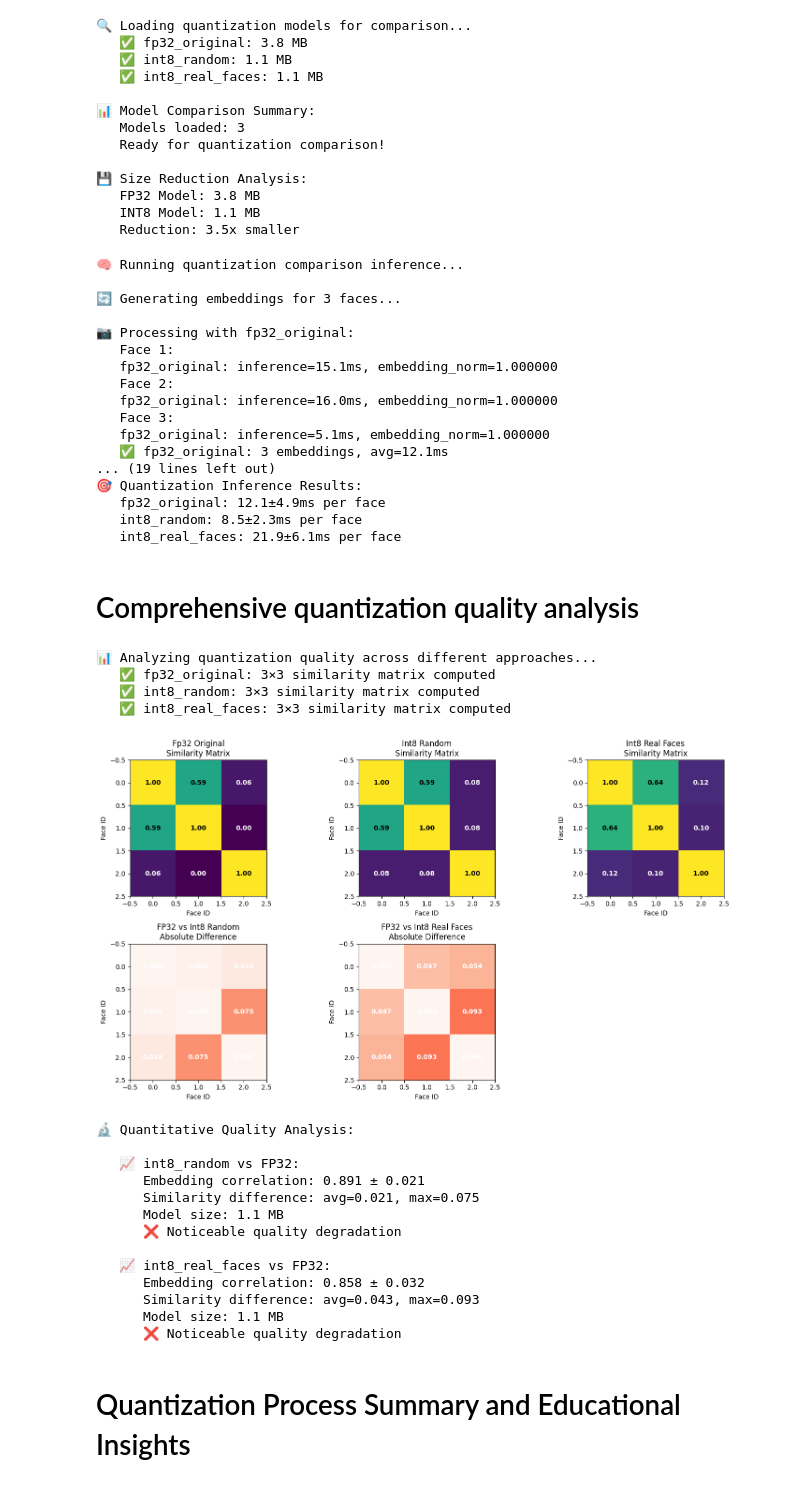
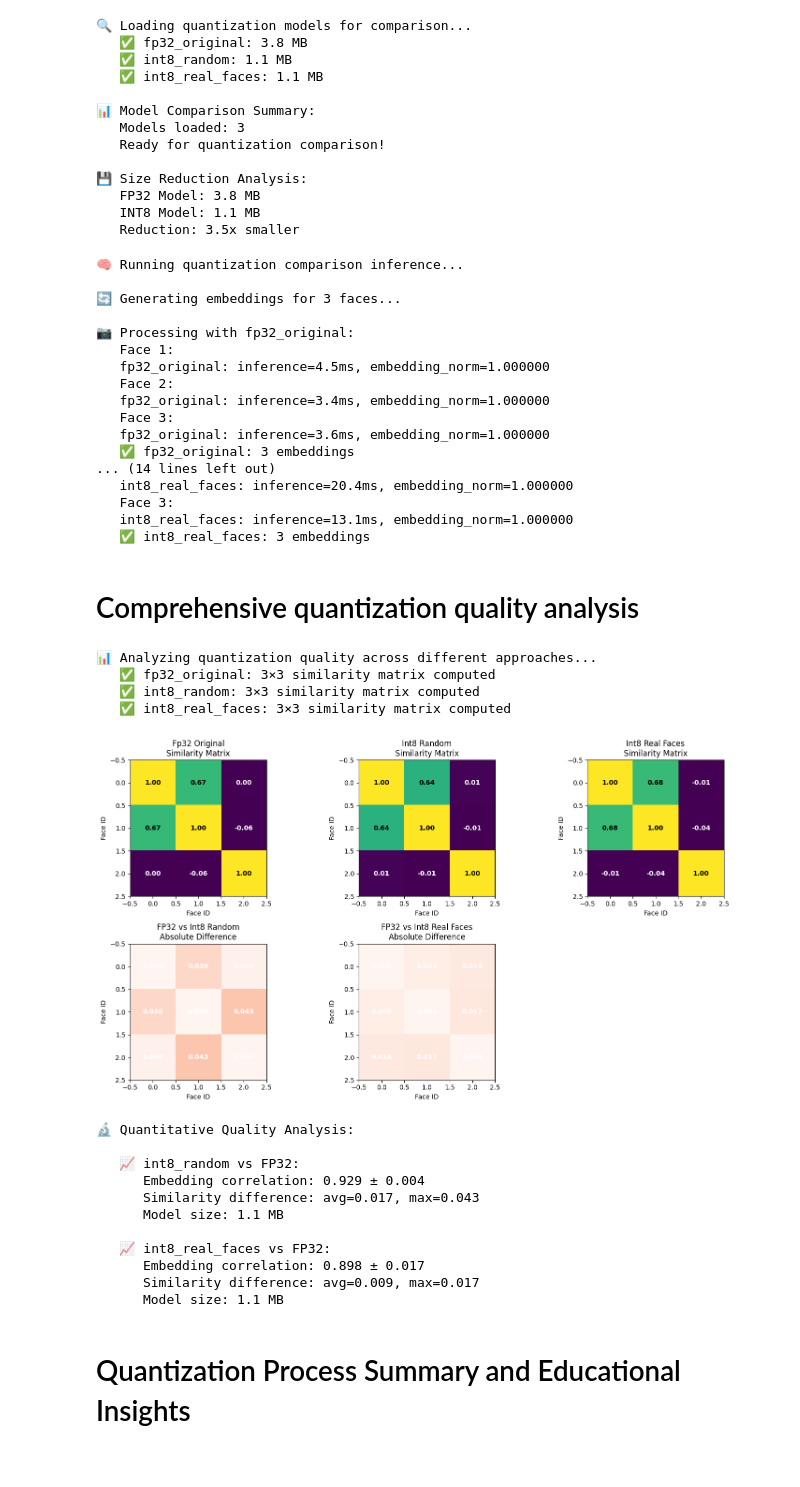
Before and after one commit to PeleAB/STM32N6-FaceRecognition, a Jupyter notebook: Exercise 1/EdgeAI_Workshop_Pipeline.ipynb, the cells around one changed output. Cells and saved outputs as stored; diff of their text form; code cells hidden in the pictures.

```diff
--- a/Exercise 1/EdgeAI_Workshop_Pipeline.ipynb
+++ b/Exercise 1/EdgeAI_Workshop_Pipeline.ipynb
@@ -49,7 +49,7 @@ sample_photos = [
 
 # Model paths
 centerface_model_path = 'models/centerface.tflite'
-mobilefacenet_model_path = 'models/mobilefacenet.onnx'
+mobilefacenet_model_path = 'models/mobilefacenet_fp32.onnx'
 
 print("📁 Paths configured:")
 print(f"   CenterFace: {centerface_model_path}")
@@ -1308,8 +1377,8 @@ print("🔍 Loading quantization models for comparison...")
 # Model paths from QuantFace directory
 quantization_models = {
     "fp32_original": "models/mobilefacenet_fp32.onnx",
-    "int8_random": "models/mobilefacenet_int8_static.onnx",
-    "int8_real_faces": "models/mobilefacenet_real_faces_onnx.onnx"
+    "int8_random": "models/mobilefacenet_int8_random.onnx",
+    "int8_real_faces": "models/mobilefacenet_int8_faces.onnx"
 }
 
 # Load models and check availability
@@ -1422,13 +1491,8 @@ if len(loaded_models) >= 2:
             all_embeddings[model_name] = embeddings
             inference_times[model_name] = times
             avg_time = np.mean(times) * 1000
-            print(f"   ✅ {model_name}: {len(embeddings)} embeddings, avg={avg_time:.1f}ms")
+            print(f"   ✅ {model_name}: {len(embeddings)} embeddings")
 
-    print(f"\n🎯 Quantization Inference Results:")
-    for model_name, times in inference_times.items():
-        avg_time = np.mean(times) * 1000
-        std_time = np.std(times) * 1000
-        print(f"   {model_name}: {avg_time:.1f}±{std_time:.1f}ms per face")
 
 else:
     print("⚠️ Insufficient models loaded for comparison")
@@ -1440,17 +1504,17 @@ else:
 
 📷 Processing with fp32_original:
    Face 1:
-   fp32_original: inference=15.1ms, embedding_norm=1.000000
+   fp32_original: inference=4.5ms, embedding_norm=1.000000
    Face 2:
-   fp32_original: inference=16.0ms, embedding_norm=1.000000
+   fp32_original: inference=3.4ms, embedding_norm=1.000000
    Face 3:
-   fp32_original: inference=5.1ms, embedding_norm=1.000000
-   ✅ fp32_original: 3 embeddings, avg=12.1ms
-... (19 lines left out)
-🎯 Quantization Inference Results:
-   fp32_original: 12.1±4.9ms per face
-   int8_random: 8.5±2.3ms per face
-   int8_real_faces: 21.9±6.1ms per face
+   fp32_original: inference=3.6ms, embedding_norm=1.000000
+   ✅ fp32_original: 3 embeddings
+... (14 lines left out)
+   int8_real_faces: inference=20.4ms, embedding_norm=1.000000
+   Face 3:
+   int8_real_faces: inference=13.1ms, embedding_norm=1.000000
+   ✅ int8_real_faces: 3 embeddings
 # %% [markdown]
 # Comprehensive quantization quality analysis
 # %%
@@ -1540,57 +1604,45 @@ if len(all_embeddings) >= 2:
 
         for model_name, embeddings in all_embeddings.items():
             if model_name != "fp32_original":
                 # Calculate embedding correlations
                 correlations = []
                 for i in range(len(embeddings)):
                     corr = cosine_similarity(fp32_embeddings[i], embeddings[i])
                     correlations.append(corr)
 
                 avg_corr = np.mean(correlations)
                 std_corr = np.std(correlations)
 
                 # Calculate similarity matrix differences
                 diff_matrix = np.abs(fp32_sim - similarity_matrices[model_name])
                 max_diff = np.max(diff_matrix)
                 avg_diff = np.mean(diff_matrix)
 
                 print(f"\n   📈 {model_name} vs FP32:")
                 print(f"      Embedding correlation: {avg_corr:.3f} ± {std_corr:.3f}")
                 print(f"      Similarity difference: avg={avg_diff:.3f}, max={max_diff:.3f}")
                 print(f"      Model size: {model_info[model_name]['size_mb']:.1f} MB")
 
-                # Quality assessment
-                if avg_corr > 0.98 and avg_diff < 0.02:
-                    print(f"      ✅ Excellent quantization quality!")
-                elif avg_corr > 0.95 and avg_diff < 0.05:
-                    print(f"      ✅ Good quantization quality!")
-                elif avg_corr > 0.90 and avg_diff < 0.10:
-                    print(f"      ⚠️  Acceptable quantization quality")
-                else:
-                    print(f"      ❌ Noticeable quality degradation")
-
 else:
     print("⚠️ Insufficient embedding data for quality analysis")
     print("Need at least 2 models with successful inference")
 # %% [output]
 📊 Analyzing quantization quality across different approaches...
    ✅ fp32_original: 3×3 similarity matrix computed
    ✅ int8_random: 3×3 similarity matrix computed
    ✅ int8_real_faces: 3×3 similarity matrix computed
-[figure, old version]
+[figure, new version]
 🔬 Quantitative Quality Analysis:
 
    📈 int8_random vs FP32:
-      Embedding correlation: 0.891 ± 0.021
-      Similarity difference: avg=0.021, max=0.075
+      Embedding correlation: 0.929 ± 0.004
+      Similarity difference: avg=0.017, max=0.043
       Model size: 1.1 MB
-      ❌ Noticeable quality degradation
 
    📈 int8_real_faces vs FP32:
-      Embedding correlation: 0.858 ± 0.032
-      Similarity difference: avg=0.043, max=0.093
+      Embedding correlation: 0.898 ± 0.017
+      Similarity difference: avg=0.009, max=0.017
       Model size: 1.1 MB
-      ❌ Noticeable quality degradation
 # %% [markdown]
 # Quantization Process Summary and Educational Insights
 # %%
```
Also changed, not shown: parts of 11 cells of this notebook, 22 other files.
